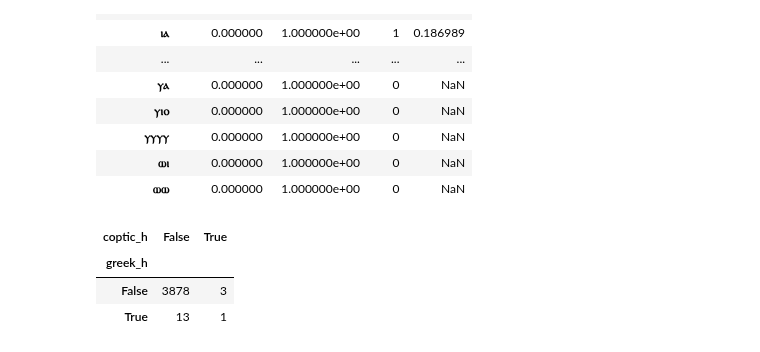
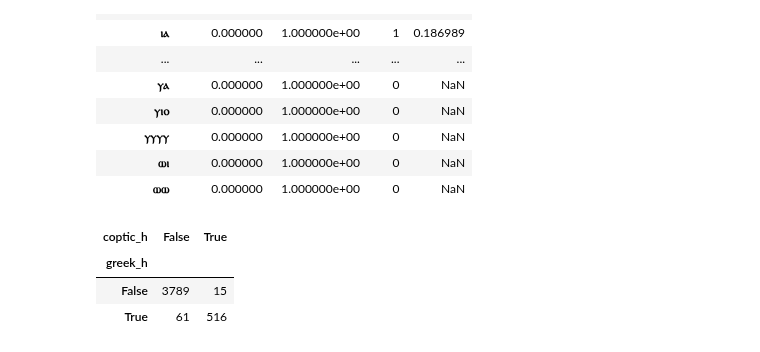
Before and after one commit to kmein/greek-coptic, a Jupyter notebook: greek-coptic.ipynb, the cells around one changed output. Cells and saved outputs as stored; diff of their text form; code cells hidden in the pictures.

```diff
--- a/greek-coptic.ipynb
+++ b/greek-coptic.ipynb
@@ -1435,13 +1454,13 @@ pd.DataFrame(result.tolist(), index=result.index).sort_values(by="V", ascending=
 | ⲱⲓ | 0.000000 | 1.000000e+00 | 0 | NaN |
 | ⲱⲱ | 0.000000 | 1.000000e+00 | 0 | NaN |
 # %%
-w = vocalic_initial[vocalic_initial["initial_vowel"] == "ⲟⲩ"]
+w = vocalic_initial[vocalic_initial["initial_vowel"] == "ⲏ"]
 pd.crosstab(w["greek_h"], w["coptic_h"])
 # %% [output]
 | coptic_h | False | True |
 | greek_h |  |  |
-| False | 3878 | 3 |
-| True | 13 | 1 |
+| False | 3789 | 15 |
+| True | 61 | 516 |
 # %%
 df_diff[(df_diff["norm"] == "ⲁⲓ") & (df_diff["var"] == "ⲟ")]
 # %%
```
Also changed, not shown: parts of 3 cells of this notebook.
